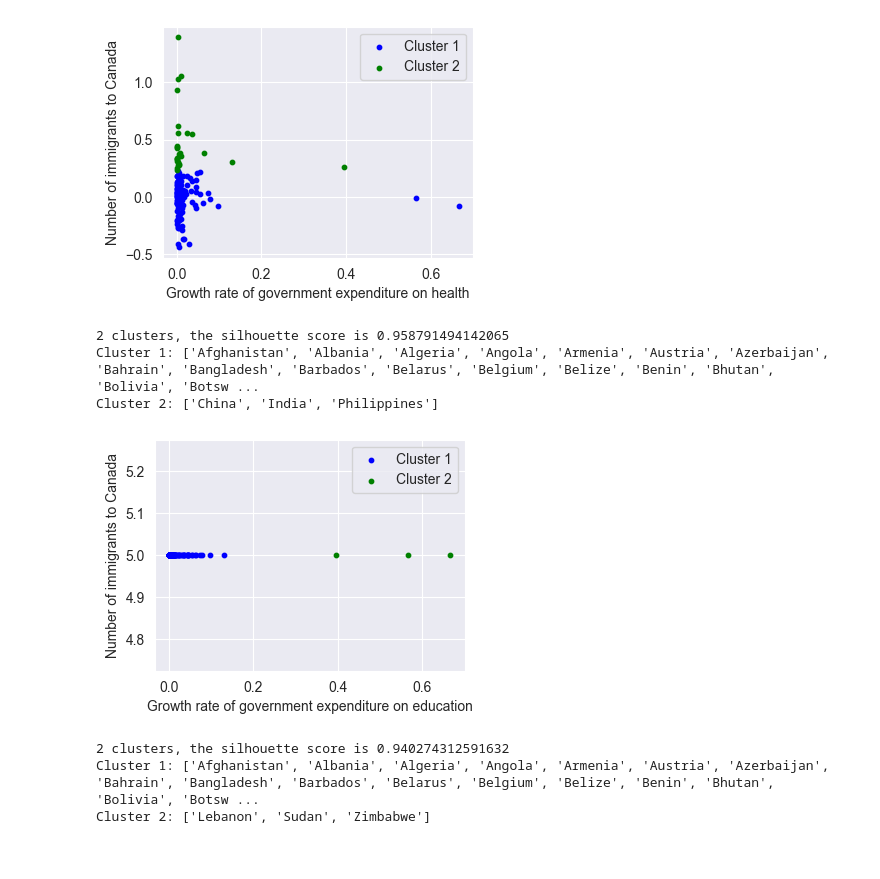
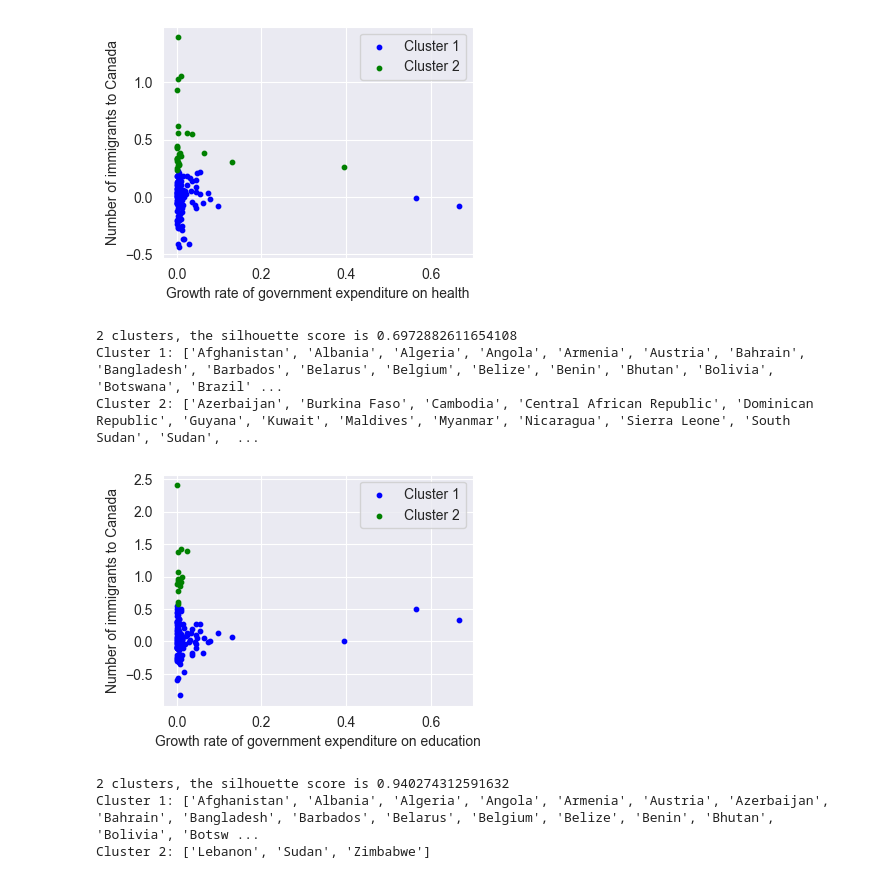
Before and after one commit to Hongwei-Z/CanadianImmigrationStudy, a Jupyter notebook: Main.ipynb, the cells around one changed output. Saved outputs shown, nothing was run; the diff lists cells and outputs as text; code cells hidden in the pictures.

```diff
--- a/Main.ipynb
+++ b/Main.ipynb
@@ -139,24 +139,24 @@ def increase_rate(num1, num2):
     return float(format((num2 - num1) / num1, '.4f'))
 
 # Generate the dataset to be used.
-a, b, c, d, e, f, g, h, i = [], [], [], [], [], [], [], [], []
+a0, a1, a2, a3, a4, a5, a6, a7, a8 = [], [], [], [], [], [], [], [], []
 for m in range(len(comb)):
     for n in range(len(im)):
         if comb['Birthplace'][m] == im['Birthplace'][n]:
-            a.append(im['Birthplace'][n])
-            b.append(im['2011-2021'][n])
-            c.append(increase_rate(comb['GDP11'][m], comb['GDP21'][m]))
-            d.append(increase_rate(comb['LE11'][m], comb['LE21'][m]))
-            e.append(increase_rate(comb['IF11'][m], comb['IF21'][m]))
-            f.append(increase_rate(comb['EM11'][m], comb['EM21'][m]))
-            g.append(increase_rate(comb['FM11'][m], comb['FM21'][m]))
-            h.append(increase_rate(comb['HE11'][m], comb['HE21'][m]))
-            i.append(increase_rate(comb['ED11'][m], comb['ED21'][m]))
+            a0.append(im['Birthplace'][n])
+            a1.append(im['2011-2021'][n])
+            a2.append(increase_rate(comb['GDP11'][m], comb['GDP21'][m]))
+            a3.append(increase_rate(comb['LE11'][m], comb['LE21'][m]))
+            a4.append(increase_rate(comb['IF11'][m], comb['IF21'][m]))
+            a5.append(increase_rate(comb['EM11'][m], comb['EM21'][m]))
+            a6.append(increase_rate(comb['FM11'][m], comb['FM21'][m]))
+            a7.append(increase_rate(comb['HE11'][m], comb['HE21'][m]))
+            a8.append(increase_rate(comb['ED11'][m], comb['ED21'][m]))
 
 # The resulting dataset contains the number of immigrants in Canada from 2011 to 2021 by country or region,
 # and the rate of change for each other indicator over the decade.
 
-dataset = pd.DataFrame({'Birthplace':a, 'Immigration':b, 'GDP_Change':c, 'LE_Change':d, 'IF_Change': e, 'EM_Change': f, 'FM_Change': g, 'HE_Change': h, 'ED_Change': i})
+dataset = pd.DataFrame({'Birthplace':a0, 'Immigration':a1, 'GDP_Change':a2, 'LE_Change':a3, 'IF_Change':a4, 'EM_Change':a5, 'FM_Change':a6, 'HE_Change':a7, 'ED_Change':a8})
 print("Number of country/region:", len(dataset))
 dataset.head()
 # %% [output]
@@ -246,7 +246,7 @@ In order to find the most suitable number of clusters for clustering.
 '''
 
 for i in range(2, 6):
-    X1 = pd.DataFrame({'Immigration':nor[0][:], 'GDP_Change':c}).to_numpy()
+    X1 = pd.DataFrame({'Immigration':nor[0][:], 'GDP_Change':a2}).to_numpy()
     c1 = KMeans(n_clusters=i, random_state=0, n_init=10)
     label1 = c1.fit_predict(X1)
     silhouette = silhouette_score(X1, label1)
@@ -316,9 +316,9 @@ def plot_cluster(table, n, x_label):
     for j in range(n):
         plt.scatter(table[cx==j, 0], table[cx==j, 1], s=10, c=color[j], label ='Cluster %d'% (j + 1))
         group = []
-        for k in range(len(a)):
+        for k in range(len(a0)):
             if cx[k] == j:
-                group.append(a[k])
+                group.append(a0[k])
         print('Cluster %d:'% (j + 1), group)
         group.clear()
 
@@ -377,13 +377,13 @@ Cluster 1: ['Albania', 'Algeria', 'Angola', 'Armenia', 'Austria', 'Bahrain', 'Ba
 Cluster 2: ['Afghanistan', 'Azerbaijan', 'Bolivia', 'Central African Republic', 'Chile', 'China', 'Ecuador', 'Guinea-Bissau', 'Iraq', 'Kuwait', 'Lesotho', 'Mauritania', 'Mauritius', 'Mozambique', 'Mya ...
 [figure]
 # %%
-X7 = pd.DataFrame({'Immigration':nor[0][:], 'ED_Change':i}).to_numpy()
+X7 = pd.DataFrame({'Immigration':nor[0][:], 'ED_Change':a8}).to_numpy()
 plot_cluster(X7, choose_cluster(X7), 'Growth rate of government expenditure on education')
 # %% [output]
-2 clusters, the silhouette score is 0.958791494142065
-Cluster 1: ['Afghanistan', 'Albania', 'Algeria', 'Angola', 'Armenia', 'Austria', 'Azerbaijan', 'Bahrain', 'Bangladesh', 'Barbados', 'Belarus', 'Belgium', 'Belize', 'Benin', 'Bhutan', 'Bolivia', 'Botsw ...
-Cluster 2: ['China', 'India', 'Philippines']
+2 clusters, the silhouette score is 0.6972882611654108
+Cluster 1: ['Afghanistan', 'Albania', 'Algeria', 'Angola', 'Armenia', 'Austria', 'Bahrain', 'Bangladesh', 'Barbados', 'Belarus', 'Belgium', 'Belize', 'Benin', 'Bhutan', 'Bolivia', 'Botswana', 'Brazil' ...
+Cluster 2: ['Azerbaijan', 'Burkina Faso', 'Cambodia', 'Central African Republic', 'Dominican Republic', 'Guyana', 'Kuwait', 'Maldives', 'Myanmar', 'Nicaragua', 'Sierra Leone', 'South Sudan', 'Sudan',  ...
-[figure, old version]
+[figure, new version]
 # %%
 # Clustering with all other indicators using immigrants data.
 X8 = dataset.drop(['Birthplace'], axis=1).to_numpy()
```
Also changed, not shown: parts of 9 cells of this notebook.
